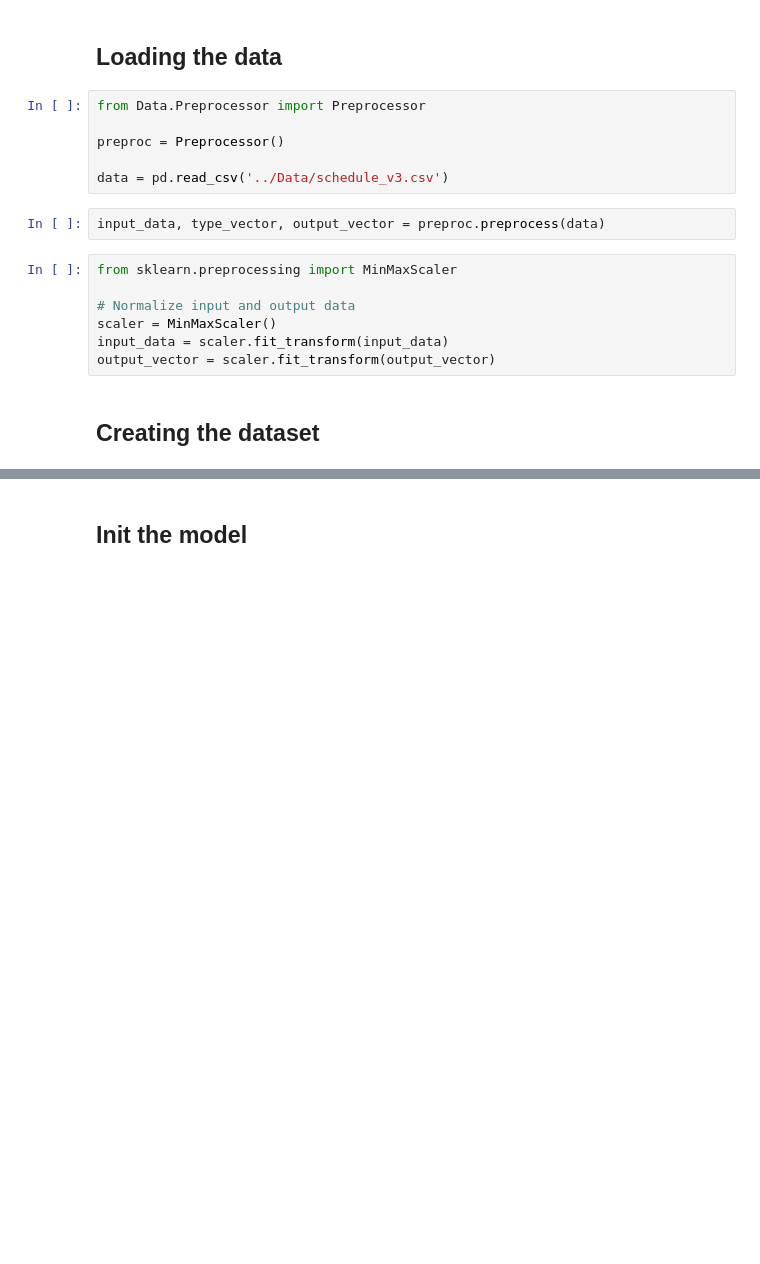
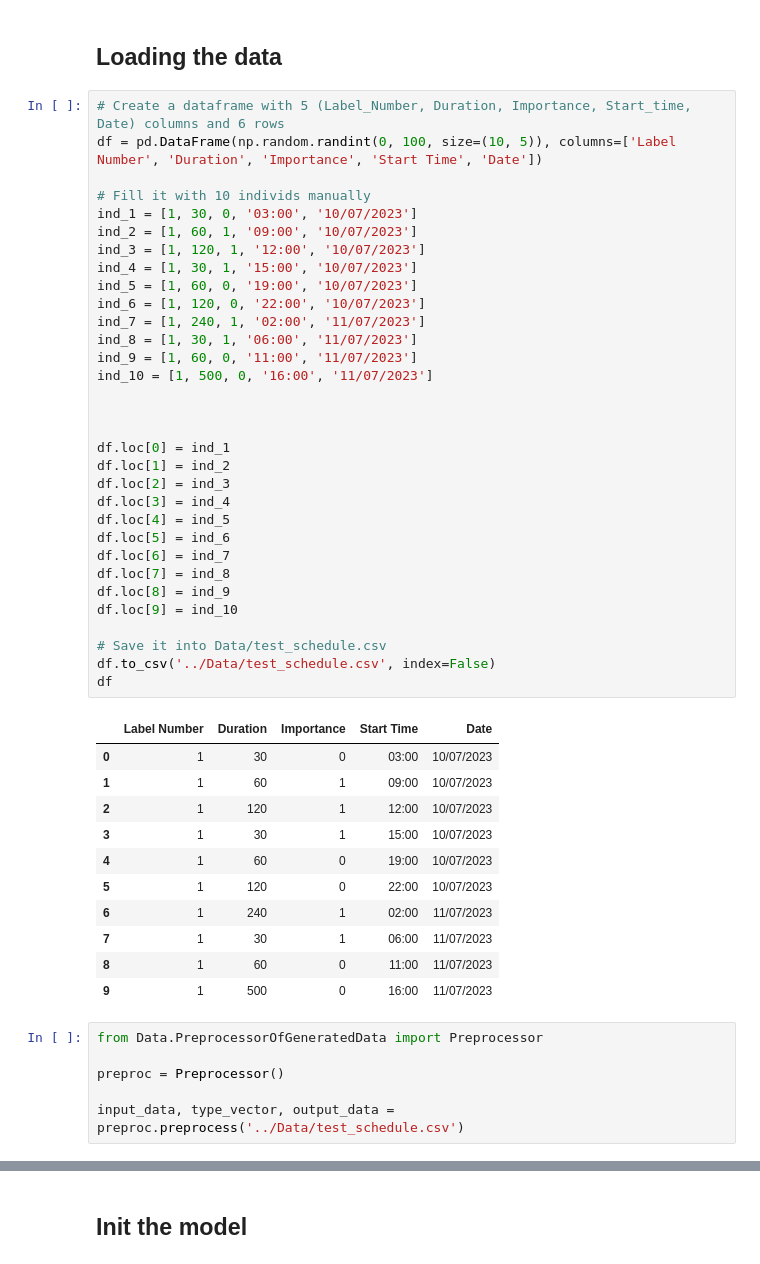
Before and after one commit to sofi12321/healthy-based-productivity, a Jupyter notebook: Model/model_test.ipynb, the cells around one changed output, grey strips where cells are left out. Cells and saved outputs as stored; diff of their text form; blank space fills up the shorter version.

```diff
--- a/Model/model_test.ipynb
+++ b/Model/model_test.ipynb
@@ -20,20 +38,53 @@ else:
 device = 'cpu'
 # %% [markdown]
 ## Loading the data
+# %%
+# Create a dataframe with 5 (Label_Number, Duration, Importance, Start_time, Date) columns and 6 rows
+df = pd.DataFrame(np.random.randint(0, 100, size=(10, 5)), columns=['Label Number', 'Duration', 'Importance', 'Start Time', 'Date'])
+
+# Fill it with 10 individs manually
+ind_1 = [1, 30, 0, '03:00', '10/07/2023']
+ind_2 = [1, 60, 1, '09:00', '10/07/2023']
+ind_3 = [1, 120, 1, '12:00', '10/07/2023']
+ind_4 = [1, 30, 1, '15:00', '10/07/2023']
+ind_5 = [1, 60, 0, '19:00', '10/07/2023']
+ind_6 = [1, 120, 0, '22:00', '10/07/2023']
+ind_7 = [1, 240, 1, '02:00', '11/07/2023']
+ind_8 = [1, 30, 1, '06:00', '11/07/2023']
+ind_9 = [1, 60, 0, '11:00', '11/07/2023']
+ind_10 = [1, 500, 0, '16:00', '11/07/2023']
+
+
+
+df.loc[0] = ind_1
+df.loc[1] = ind_2
+df.loc[2] = ind_3
+df.loc[3] = ind_4
+df.loc[4] = ind_5
+df.loc[5] = ind_6
+df.loc[6] = ind_7
+df.loc[7] = ind_8
+df.loc[8] = ind_9
+df.loc[9] = ind_10
+
+# Save it into Data/test_schedule.csv
+df.to_csv('../Data/test_schedule.csv', index=False)
+df
+# %% [output]
+|  | Label Number | Duration | Importance | Start Time | Date |
+| 0 | 1 | 30 | 0 | 03:00 | 10/07/2023 |
+| 1 | 1 | 60 | 1 | 09:00 | 10/07/2023 |
+| 2 | 1 | 120 | 1 | 12:00 | 10/07/2023 |
+| 3 | 1 | 30 | 1 | 15:00 | 10/07/2023 |
+| 4 | 1 | 60 | 0 | 19:00 | 10/07/2023 |
+| 5 | 1 | 120 | 0 | 22:00 | 10/07/2023 |
+| 6 | 1 | 240 | 1 | 02:00 | 11/07/2023 |
+| 7 | 1 | 30 | 1 | 06:00 | 11/07/2023 |
+| 8 | 1 | 60 | 0 | 11:00 | 11/07/2023 |
+| 9 | 1 | 500 | 0 | 16:00 | 11/07/2023 |
 # %%
-from Data.Preprocessor import Preprocessor
+from Data.PreprocessorOfGeneratedData import Preprocessor
 
 preproc = Preprocessor()
 
-data = pd.read_csv('../Data/schedule_v3.csv')
+input_data, type_vector, output_data = preproc.preprocess('../Data/test_schedule.csv')
-# %%
-input_data, type_vector, output_vector = preproc.preprocess(data)
-# %%
-from sklearn.preprocessing import MinMaxScaler
-
-# Normalize input and output data
-scaler = MinMaxScaler()
-input_data = scaler.fit_transform(input_data)
-output_vector = scaler.fit_transform(output_vector)
-# %% [markdown]
-## Creating the dataset
```
Also changed, not shown: parts of 22 cells of this notebook, 4 other files.
